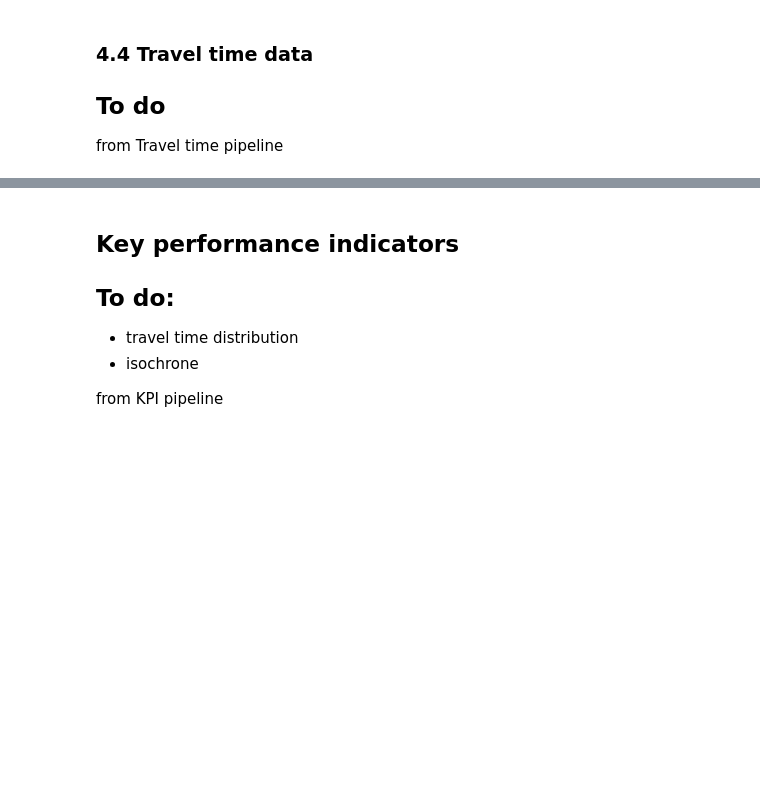
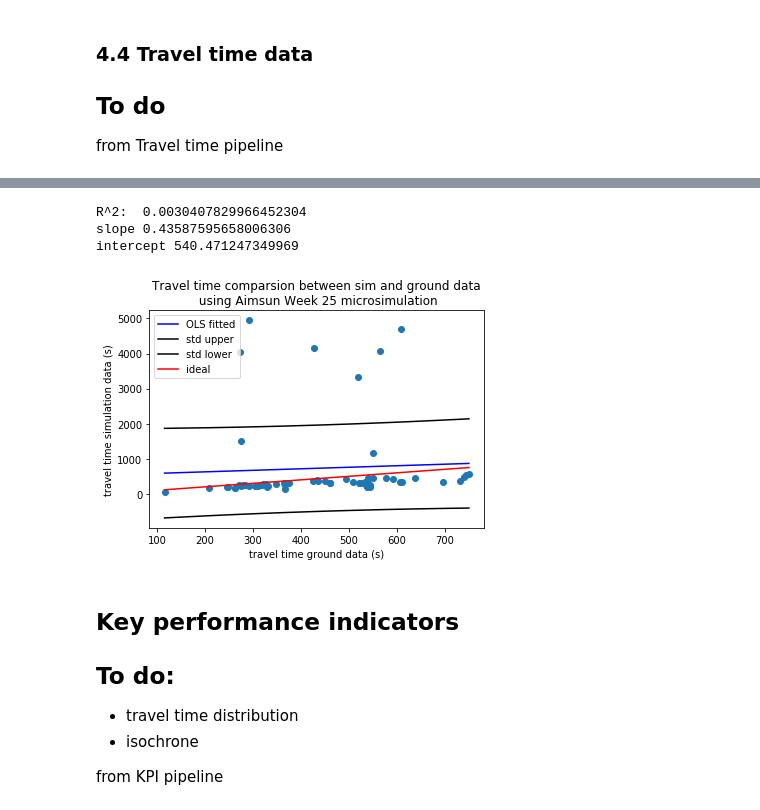
Before and after one commit to Fremont-project/data-processing, a Jupyter notebook: pipeline/KeplerGl Visual Rendering Notebook.ipynb, the cells around one changed output, grey strips where cells are left out. Saved outputs shown, nothing was run; the diff lists cells and outputs as text; code cells hidden in the pictures; blank space fills up the shorter version.

Commit message:
biplots to kepler notebook

```diff
--- a/pipeline/KeplerGl Visual Rendering Notebook.ipynb
+++ b/pipeline/KeplerGl Visual Rendering Notebook.ipynb
@@ -665,3 +663,29 @@ analyzer.compare_flow(flow_ground)
+# %%
+ground_folder = os.path.join(data_folder,"Data processing","Temporary exports to be copied to processed data","Demand","Flow_speed")
+plots_path = os.path.join(data_folder, 'Aimsun', 'Outputs', 'plots')
+biplot_path = os.path.join(plots_path, 'biplots')
+
+## creating the flow biplot between ground-truth and simulation data
+# flow_ground_file_name = "flow_processed_2019.csv"
+# flow_ground = pd.read_csv(os.path.join(ground_folder, flow_ground_file_name))
+# analyzer.compare_flow(flow_ground, biplot_path)
+
+## creating the speed biplot between ground-truth and simulation data
+# speed_ground_file_name = "2015_Speed_Processed_Num.csv"
+# speed_ground = pd.read_csv(os.path.join(ground_folder, speed_ground_file_name))
+# speed_raw_folder = os.path.join(data_folder, "Data processing", "Raw", "Demand", "Flow_speed", "Kimley Horn Data")
+# analyzer.compare_speed(speed_ground, speed_raw_folder, biplot_path)
+
+## creating the travel time biplot between ground-truth and simulation data
+OD_demand_path = os.path.join(data_folder, "Data processing", "Auxiliary files", "Demand", "OD demand")
+travel_time = pd.read_csv(os.path.join(OD_demand_path, "TravelTime", "TravelTime.csv"))
+centroid_ID = pd.read_excel(os.path.join(OD_demand_path, "centroid ID.xlsx"), sheet_name="Sheet1").drop(columns=["Unnamed: 0"], axis=1)
+analyzer.compare_travel_time(travel_time, centroid_ID, od_ids='All', time_intervals=[0,8,16,24], biplot_path=biplot_path)
+# %% [output]
+R^2:  0.0030407829966452304
+slope 0.43587595658006306
+intercept 540.471247349969
+[figure, added]
 # %%
 ## End of the snippet code to help Edson do the to dos
 # %% [markdown]
```
Also changed, not shown: parts of 4 cells of this notebook, 1 other file.
